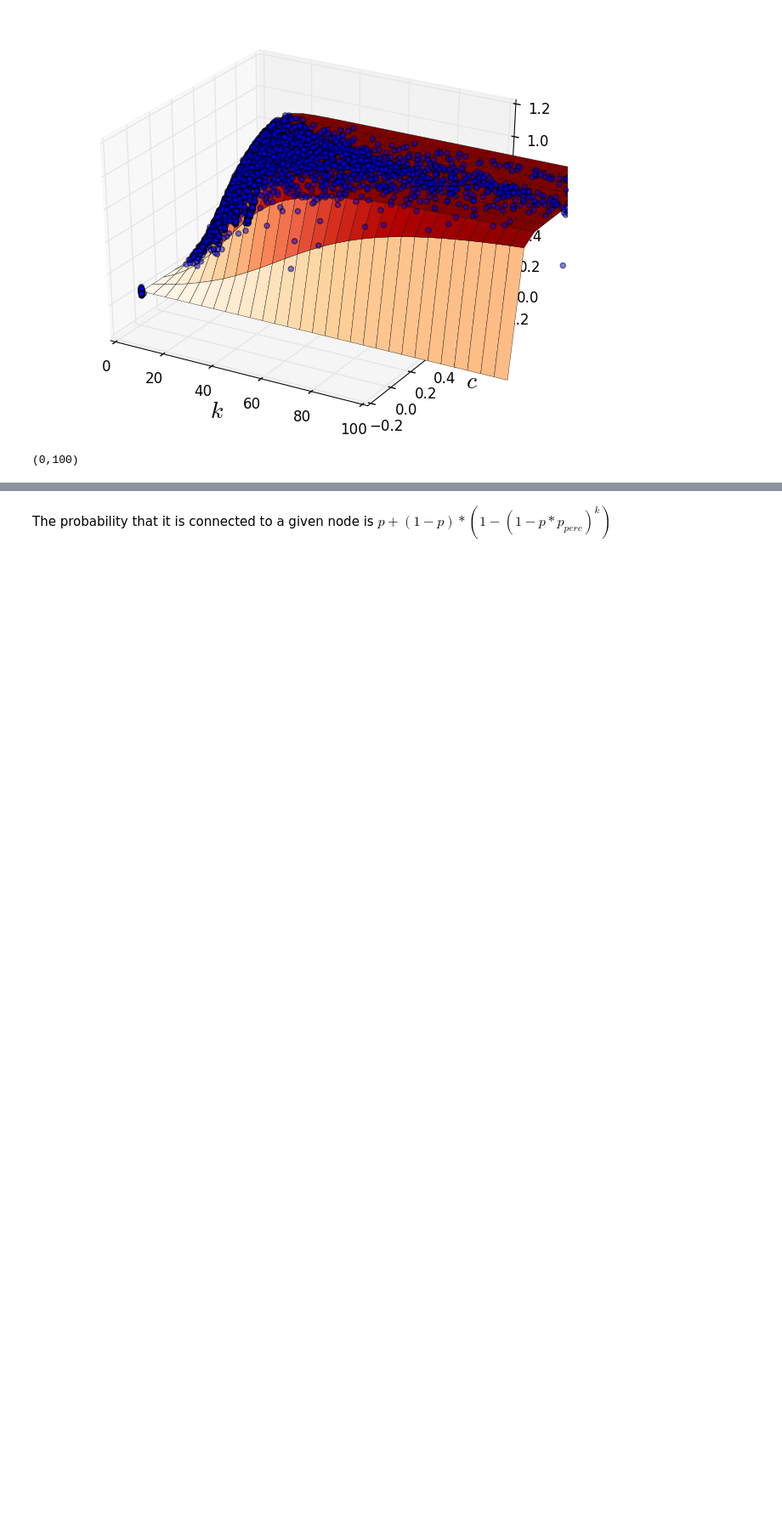
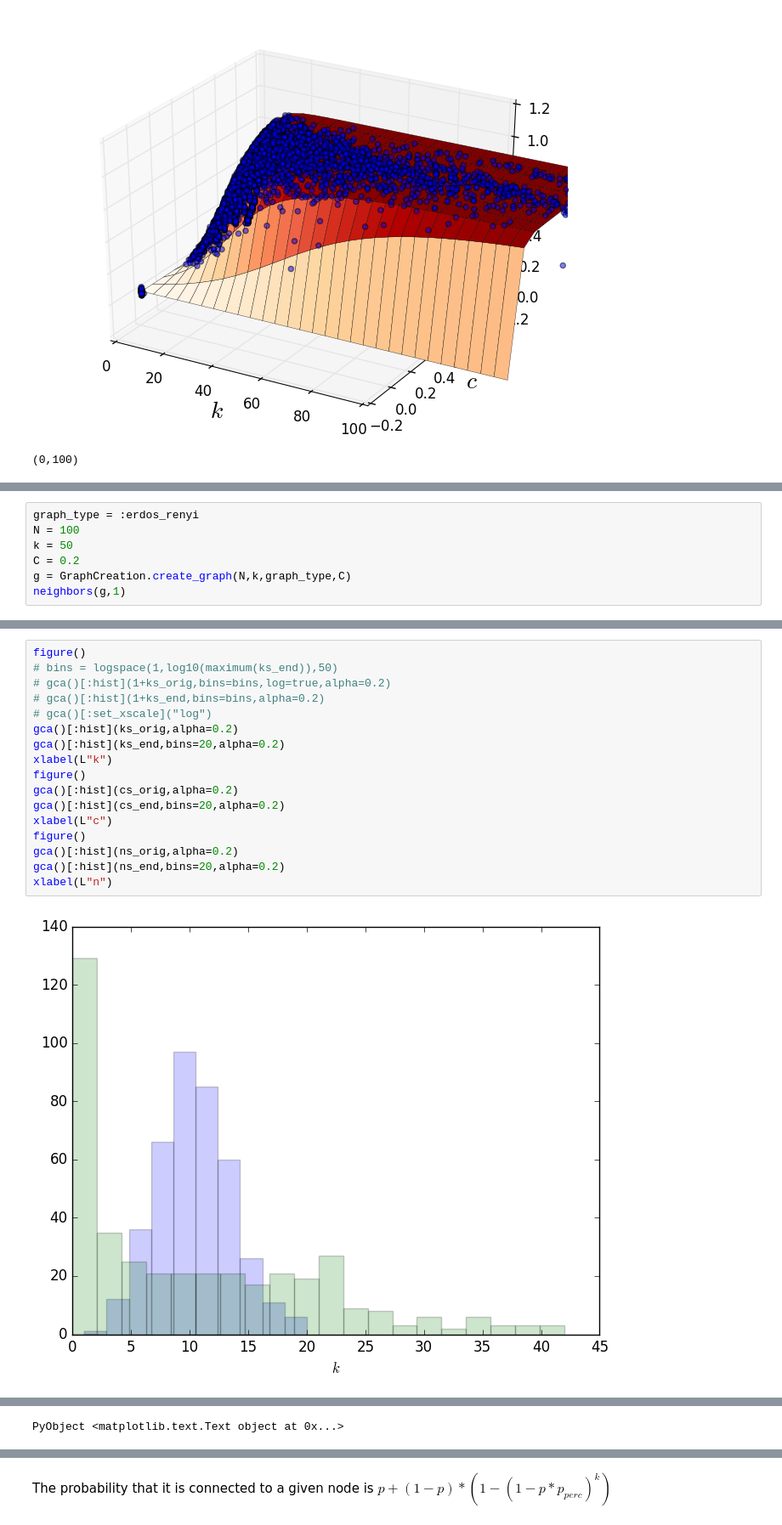
Before and after one commit to jnkh/indirect-rec, a Jupyter notebook: src/ReputationDiffusionClose.ipynb, the cells around one changed output, grey strips where cells are left out. Shown at 85% size. Cells and saved outputs as stored; diff of their text form; blank space fills up the shorter version.

```diff
--- a/src/ReputationDiffusionClose.ipynb
+++ b/src/ReputationDiffusionClose.ipynb
@@ -319,0 +222,7 @@ xlim([0,100])
+# %%
+graph_type = :erdos_renyi
+N = 100
+k = 50
+C = 0.2
+g = GraphCreation.create_graph(N,k,graph_type,C)
+neighbors(g,1)
@@ -319,0 +384,19 @@ xlim([0,100])
+# %%
+figure()
+# bins = logspace(1,log10(maximum(ks_end)),50)
+# gca()[:hist](1+ks_orig,bins=bins,log=true,alpha=0.2)
+# gca()[:hist](1+ks_end,bins=bins,alpha=0.2)
+# gca()[:set_xscale]("log")
+gca()[:hist](ks_orig,alpha=0.2)
+gca()[:hist](ks_end,bins=20,alpha=0.2)
+xlabel(L"k")
+figure()
+gca()[:hist](cs_orig,alpha=0.2)
+gca()[:hist](cs_end,bins=20,alpha=0.2)
+xlabel(L"c")
+figure()
+gca()[:hist](ns_orig,alpha=0.2)
+gca()[:hist](ns_end,bins=20,alpha=0.2)
+xlabel(L"n")
+# %% [output]
+[figure, added]
@@ -319,0 +405 @@ xlim([0,100])
+PyObject <matplotlib.text.Text object at 0x...>
```
Also changed, not shown: parts of 22 cells of this notebook, 2 other files.
